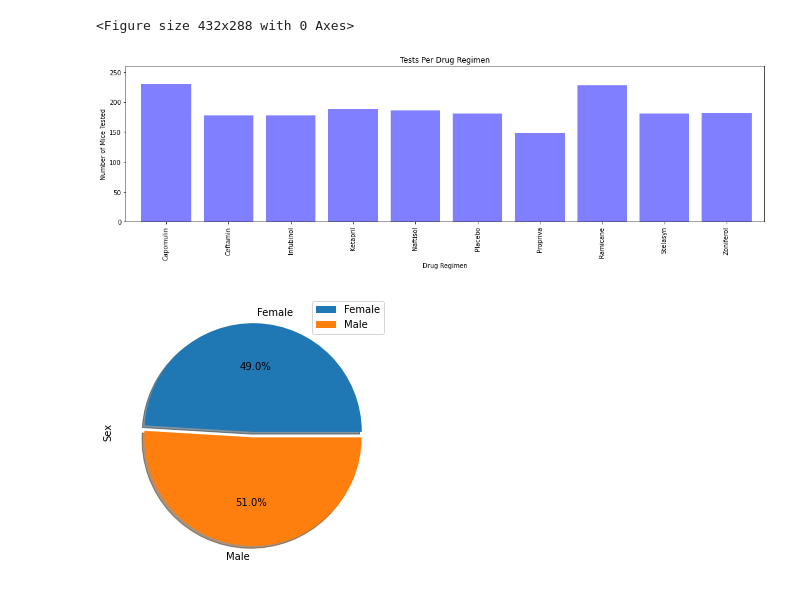
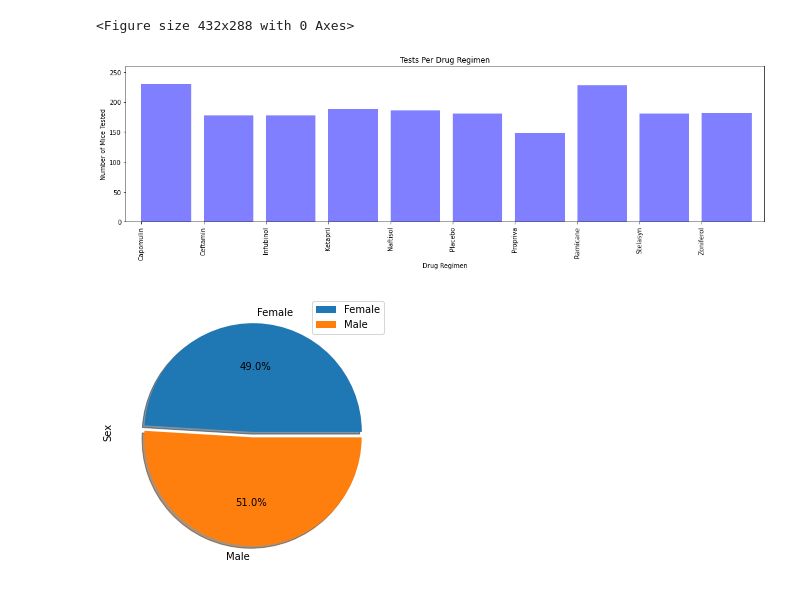
Before and after one commit to jennifermarie6sl/matplotlib-challenge, a Jupyter notebook: matplotlib-challenge/pymaceuticals_starter.ipynb, the cells around one changed output. Drawn from its saved outputs; the diff is of its cells as text; code cells hidden in the pictures.

```diff
--- a/matplotlib-challenge/pymaceuticals_starter.ipynb
+++ b/matplotlib-challenge/pymaceuticals_starter.ipynb
@@ -223,34 +223,35 @@ tests = drug_group["Timepoint"].count()
 tests_summary = pd.DataFrame({"Number of Mice Tested": tests})
 
 drug_list = tests_summary.index.tolist()
 #print(drug_list)
 
 nums= tests_summary["Number of Mice Tested"].tolist()
 #print(nums)
 
 x_axis = drug_list
+tick_locations = [value for value in x_axis]
 
 # Create a list indicating where to write x labels and set figure size to adjust for space
 plt.figure(figsize=(15,5))
 plt.bar(x_axis, nums, color='blue', alpha=0.5, align="edge")
 plt.xticks(tick_locations, x_axis, rotation="vertical")
 
 # Set x and y limits
 plt.xlim(-0.25, len(x_axis))
 plt.ylim(0, max(nums)+30)
 
 # Set a Title and labels
 plt.title("Tests Per Drug Regimen")
 plt.xlabel("Drug Regimen")
 plt.ylabel("Number of Mice Tested")
 
 # Show the grap
 plt.tight_layout()
 plt.show()
 
 #tests_summary
 # %% [output]
-[figure, old version]
+[figure, new version]
 # %%
 # Generate a pie plot showing the distribution of female versus male mice using pandas
 gender_only= merge_df.loc[:, ["Sex", "Timepoint"]]
```
Also changed, not shown: parts of 3 cells of this notebook.
